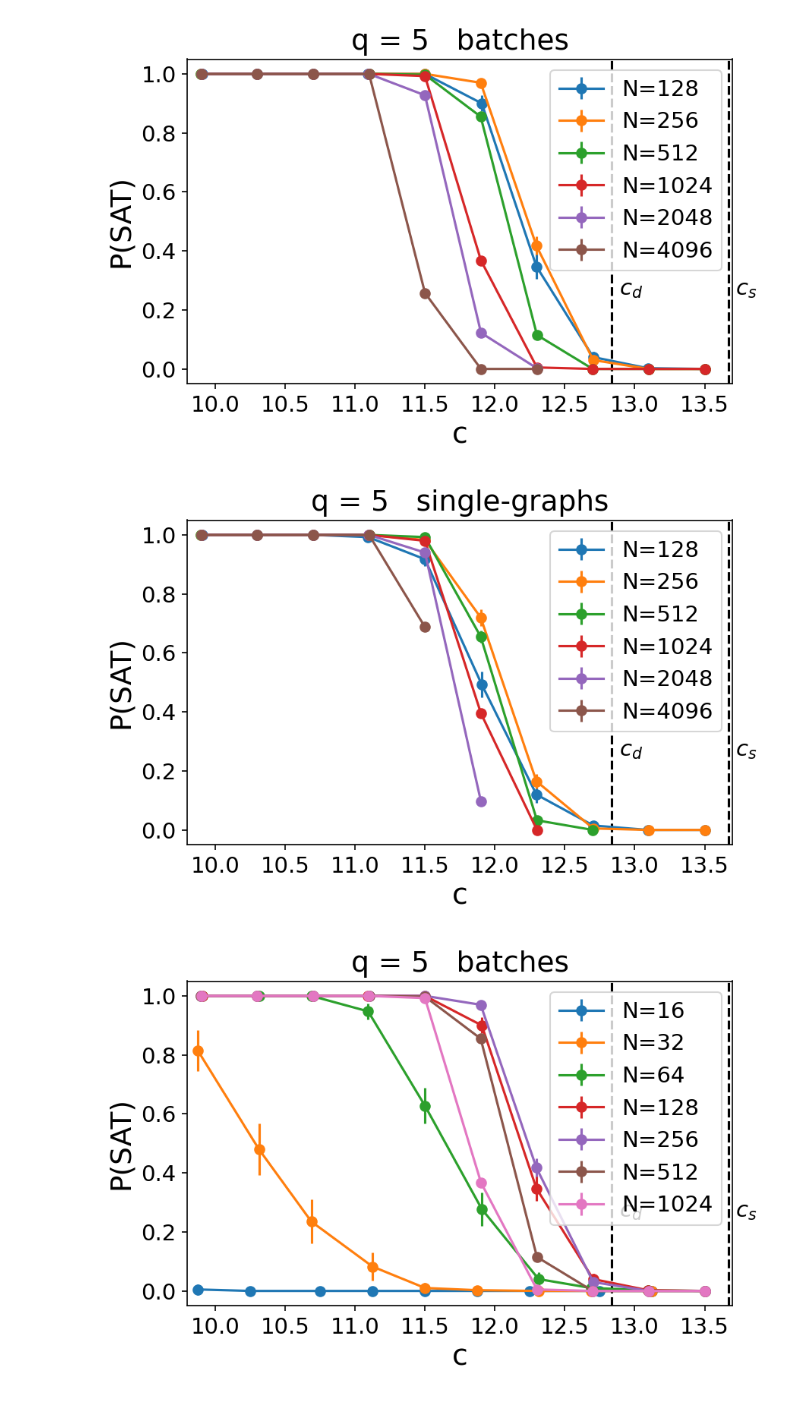
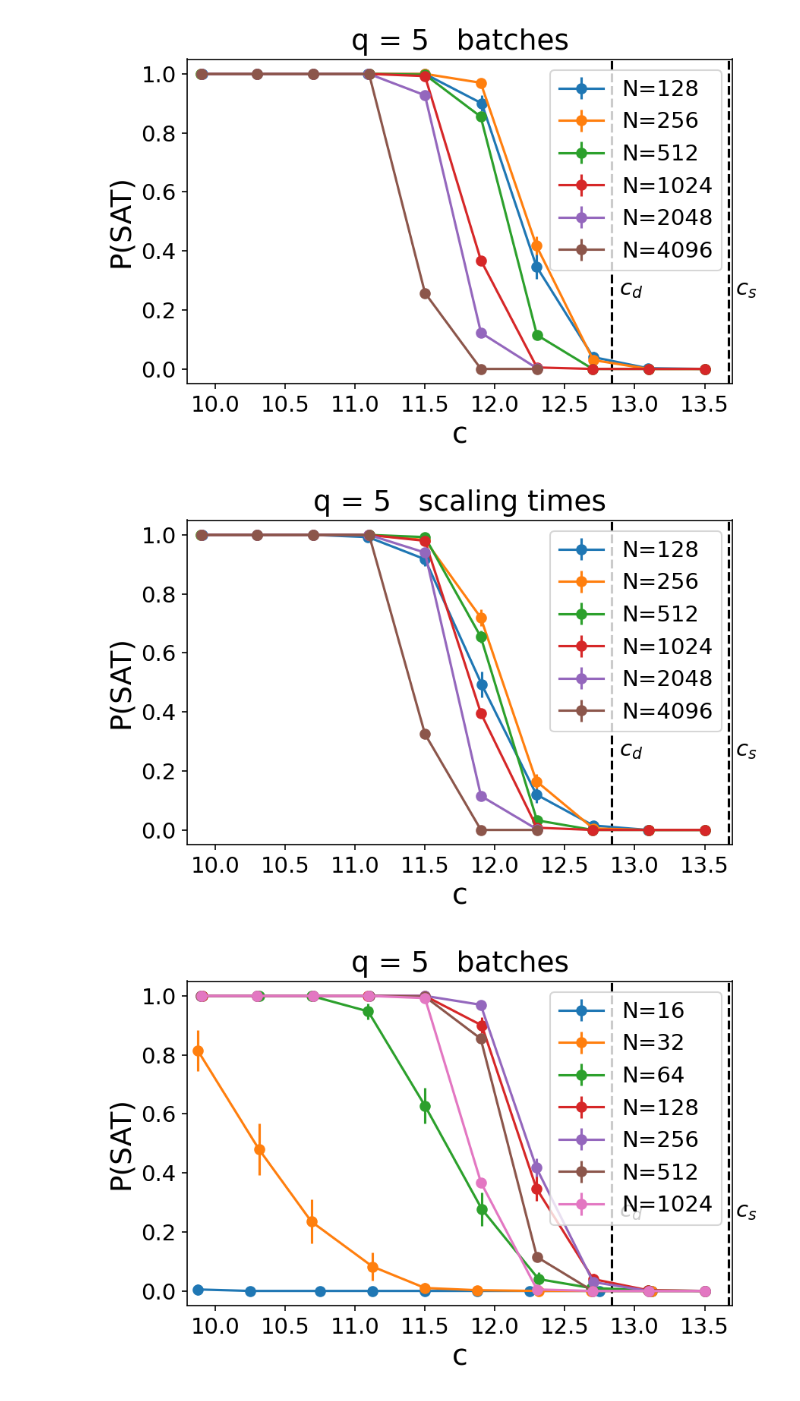
Before and after one commit to d4v1d-cub/PI-GNN-Coloring, a Jupyter notebook: plot_Geri_style_from_csv.ipynb, the cells around one changed output. Cells and saved outputs as stored; diff of their text form; code cells hidden in the pictures.

```diff
--- a/plot_Geri_style_from_csv.ipynb
+++ b/plot_Geri_style_from_csv.ipynb
@@ -58,7 +58,7 @@ cmax = 4.96
 path = f'/media/david/Data/UH/Grupo_de_investigacion/Hard_benchmarks/Coloring/PI-GNN/Results/Recurrent/random_graphs/Mixed/q_{q}/Stats/'
 # %%
 exp_min = 7
-exp_max = 14
+exp_max = 12
 nmin = 2 ** exp_min
 nmax = 2 ** exp_max
 m_min = {}
@@ -78,7 +78,7 @@ plot_model_curve(df3, figname, xlim, ylim, cd, cs, q, extra_label)
 [figure]
 # %%
 exp_min = 7
-exp_max = 11
+exp_max = 12
 nmin = 2 ** exp_min
 nmax = 2 ** exp_max
 m_min = {}
@@ -87,11 +87,11 @@ for exp in range(exp_min, exp_max + 1):
     m_min[2 ** exp] = int(round(2 ** exp * cmin / 2))
     m_max[2 ** exp] = int(round(2 ** exp * cmax / 2))
 ntrials = 5
-filename = f'{q}COL_rPI-GNN_ntrials={ntrials}_GPU_single_graph.csv'
-figname = f'{path}/Coloring_q_{q}_rPI-GNN_ntrials_{ntrials}_nmin_{nmin}_nmax_{nmax}_GPU_single_graph.png'
+filename = f'{q}COL_rPI-GNN_ntrials={ntrials}_new.csv'
+figname = f'{path}/Coloring_q_{q}_rPI-GNN_ntrials_{ntrials}_nmin_{nmin}_nmax_{nmax}_scaling_times.png'
 df3 = read_data(path, filename, nmin, nmax, m_min, m_max)
 xlim = (3.18, 5.0)
 ylim = (-0.05, 1.05)
-extra_label = "single-graphs"
+extra_label = "scaling times"
 plot_model_curve(df3, figname, xlim, ylim, cd, cs, q, extra_label)
 # %% [output]
@@ -147,7 +147,7 @@ cmax = 13.5
 path = f'/media/david/Data/UH/Grupo_de_investigacion/Hard_benchmarks/Coloring/PI-GNN/Results/Recurrent/random_graphs/Mixed/q_{q}/Stats/'
 # %%
 exp_min = 7
-exp_max = 14
+exp_max = 12
 nmin = 2 ** exp_min
 nmax = 2 ** exp_max
 m_min = {}
@@ -168,23 +168,23 @@ plot_model_curve(df5, figname, xlim, ylim, cd, cs, q, extra_label)
 # %%
 exp_min = 7
 exp_max = 12
 nmin = 2 ** exp_min
 nmax = 2 ** exp_max
 m_min = {}
 m_max = {}
 for exp in range(exp_min, exp_max + 1):
     m_min[2 ** exp] = int(round(2 ** exp * cmin / 2))
     m_max[2 ** exp] = int(round(2 ** exp * cmax / 2))
 ntrials = 5
-filename = f'{q}COL_rPI-GNN_ntrials={ntrials}_GPU_single_graph.csv'
-figname = f'{path}/Coloring_q_{q}_rPI-GNN_ntrials_{ntrials}_nmin_{nmin}_nmax_{nmax}_GPU_single_graph.png'
+filename = f'{q}COL_rPI-GNN_ntrials={ntrials}_new.csv'
+figname = f'{path}/Coloring_q_{q}_rPI-GNN_ntrials_{ntrials}_nmin_{nmin}_nmax_{nmax}_scaling_times.png'
 df5 = read_data(path, filename, nmin, nmax, m_min, m_max)
 xlim = (9.8, 13.7)
 ylim = (-0.05, 1.05)
-extra_label = "single-graphs"
+extra_label = "scaling times"
 plot_model_curve(df5, figname, xlim, ylim, cd, cs, q, extra_label)
 # %% [output]
-[figure, old version]
+[figure, new version]
 # %%
 exp_min = 4
 exp_max = 10
```
Also changed, not shown: parts of 3 cells of this notebook, 2 other files.
